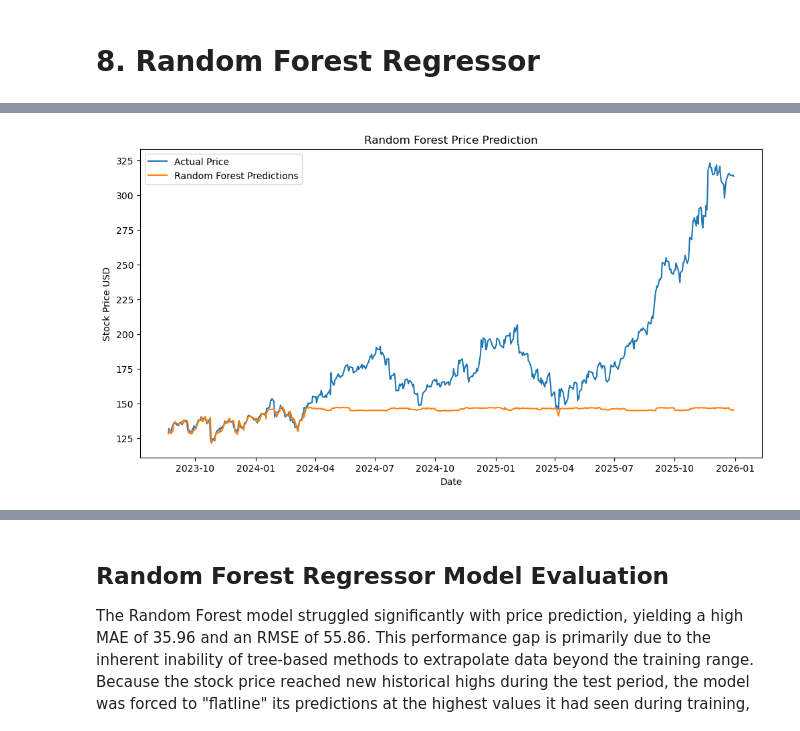
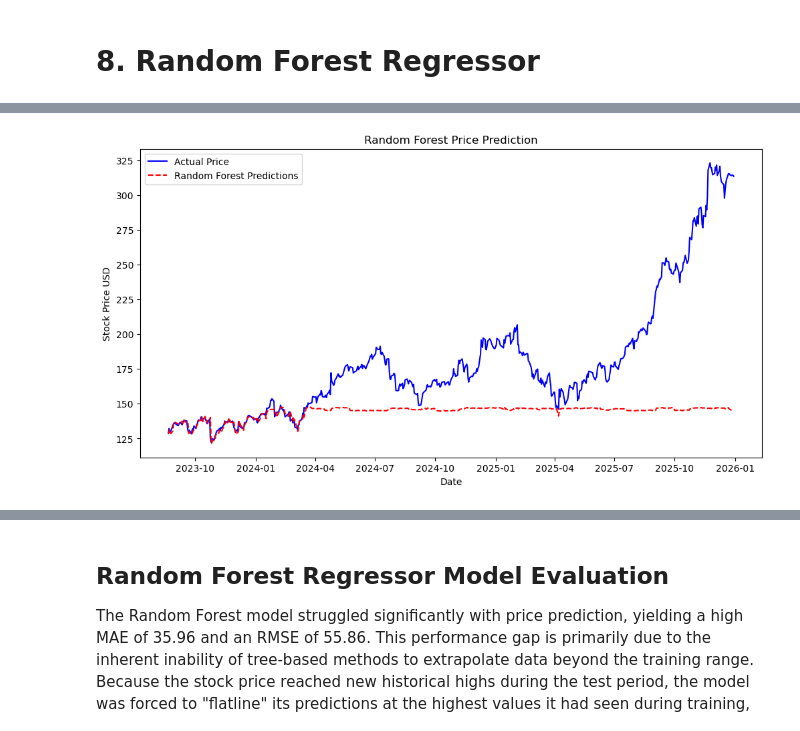
Before and after one commit to Denim951/stock-price-forecasting, a Jupyter notebook: stock_model_development.ipynb, the cells around one changed output, grey strips where cells are left out. Saved outputs shown, nothing was run; the diff lists cells and outputs as text; code cells hidden in the pictures.

```diff
--- a/stock_model_development.ipynb
+++ b/stock_model_development.ipynb
@@ -356,18 +358,18 @@ Random Forest RMSE: 55.86
 # %%
 plt.figure(figsize=(12,6))
 
-plt.plot(y_test_price.index, y_test_price.values, label="Actual Price")
-plt.plot(y_test_price.index, rf_predictions, label="Random Forest Predictions")
+plt.plot(y_test_price.index, y_test_price.values, label="Actual Price", color="blue")
+plt.plot(y_test_price.index, rf_predictions, label="Random Forest Predictions", color="red", linestyle="--")
 
 plt.xlabel("Date")
 plt.ylabel("Stock Price USD")
 plt.title("Random Forest Price Prediction")
 
 plt.legend()
 
 plt.show()
 # %% [output]
-[figure, old version]
+[figure, new version]
 # %%
 rf_pred_values = rf_predictions.ravel()
 
```
Also changed, not shown: parts of 23 cells of this notebook.
